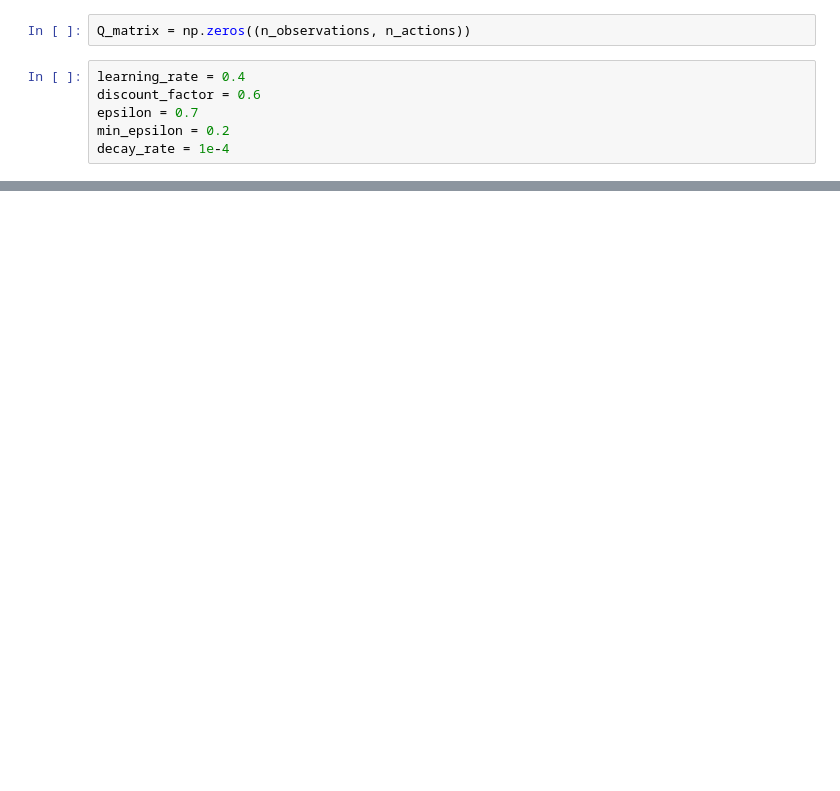
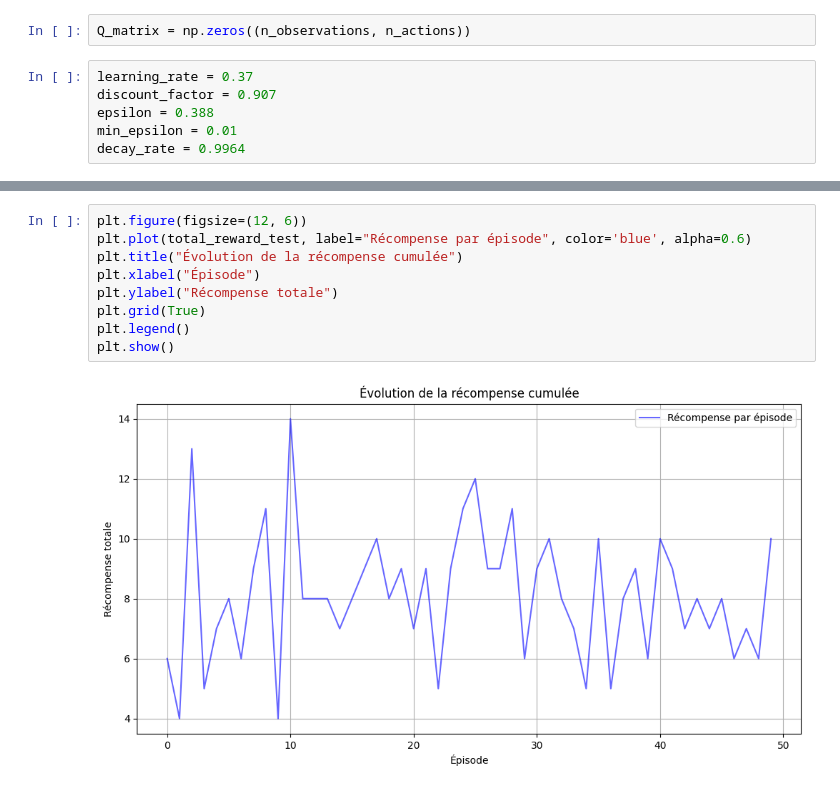
Before and after one commit to Gurkan-Taner/Taxi-v3-Solver, a Jupyter notebook: algos/QLearning/q_learning.ipynb, the cells around one changed output, grey strips where cells are left out. Cells and saved outputs as stored; diff of their text form; blank space fills up the shorter version.

```diff
--- a/algos/QLearning/q_learning.ipynb
+++ b/algos/QLearning/q_learning.ipynb
@@ -20,9 +23,9 @@ print(f'Available observations: {n_observations}')
 # %%
 Q_matrix = np.zeros((n_observations, n_actions))
 # %%
-learning_rate = 0.4
-discount_factor = 0.6
-epsilon = 0.7
-min_epsilon = 0.2
-decay_rate = 1e-4
+learning_rate = 0.37
+discount_factor = 0.907
+epsilon = 0.388
+min_epsilon = 0.01
+decay_rate = 0.9964
 # %%
@@ -94,0 +115,11 @@ Récompense moyenne: 8.70
+# %%
+plt.figure(figsize=(12, 6))
+plt.plot(total_reward_test, label="Récompense par épisode", color='blue', alpha=0.6)
+plt.title("Évolution de la récompense cumulée")
+plt.xlabel("Épisode")
+plt.ylabel("Récompense totale")
+plt.grid(True)
+plt.legend()
+plt.show()
+# %% [output]
+[figure, added]
```
Also changed, not shown: parts of 8 cells of this notebook, 6 other files.
